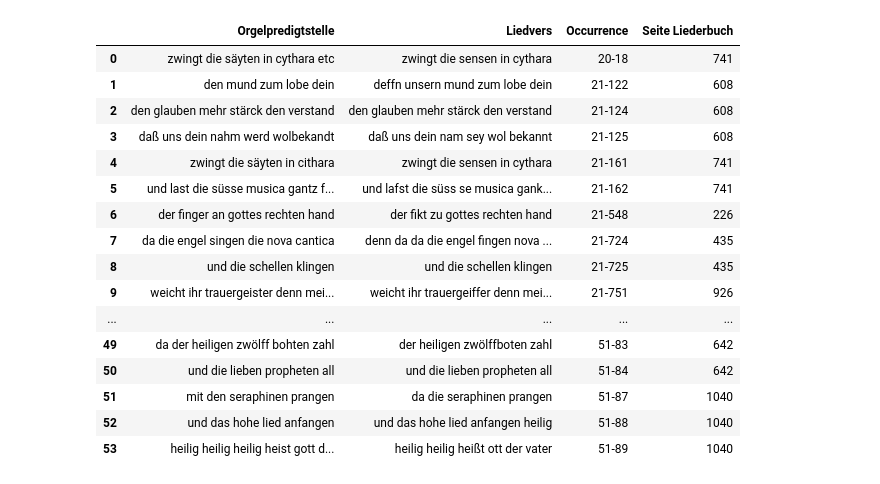
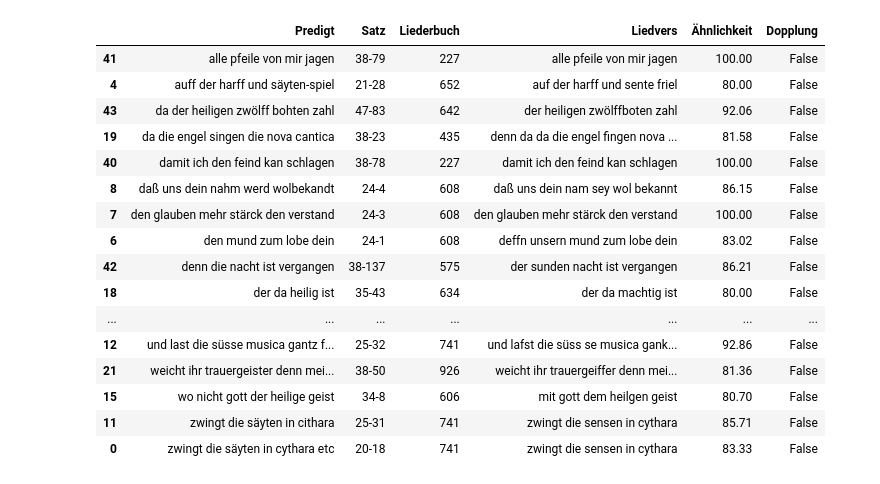
Before and after one commit to umj95/orgelpredigt_analyse, a Jupyter notebook: chunked_sermon_song_search.ipynb, the cells around one changed output. Saved outputs shown, nothing was run; the diff lists cells and outputs as text; code cells hidden in the pictures.

```diff
--- a/chunked_sermon_song_search.ipynb
+++ b/chunked_sermon_song_search.ipynb
@@ -11,3 +10,0 @@ def fuzzy_match(a, b, threshold=80):
-# %%
-with open("E000052.json", "r") as f:
-    sermon_chunked = json.load(f)
@@ -24,8 +39,9 @@ for i in known_song_quotes:
     if page != '':
         page = str(int(page) + 42)          # add 42 to offset prefatory matter in scans
         add_page = str(int(page) + 1)
+        add_page_2 = str(int(page) + 2)
         relevant_pages.append([i, page])
-        relevant_pages.append([i, add_page])
+        relevant_pages.append([i, add_page, add_page_2])
 print(relevant_pages)
 page_nrs = []
 for p in relevant_pages:
@@ -35,6 +51,7 @@ for p in relevant_pages:
 # %%
 relevant_page_texts = []
-for n in page_nrs:
+#for n in page_nrs:
+for n in range(41, 1291):
     with open(f"source_texts/praxis_pietatis_verses/{n}.json") as f:
         page = json.load(f)
     page_info = {}
@@ -63,32 +60,39 @@ relevant_page_texts
 # %%
 hits = []
 
-for i in range(len(sermon_chunked)):                # for each paragraph
-    for j in range(len(sermon_chunked[i])):         # for each sentence
-        query = " ".join(sermon_chunked[i][j]["words"])
-        query = re.sub(r'[/.,;:?!]', '', query)
-        for page in relevant_page_texts:
-            for pagenr, verses in page.items():
-                for verse in verses:
-                    if fuzzy_match(query, verse, 80):
-                        hits.append([query, verse, str(i) +  "-" + str(j), pagenr])
+for i in range(len(sermon.chunked)):                # for each paragraph
+    for j in range(len(sermon.chunked[i])):         # for each sentence
+        if " bibel" in sermon.chunked[i][j]["types"]:
+            continue
+        else:
+            query = " ".join(sermon.chunked[i][j]["words"])
+            query = re.sub(r'[/.,;:?!]', '', query)
+            for page in relevant_page_texts:
+                for pagenr, verses in page.items():
+                    for verse in verses:
+                        sim_score = fuzz.ratio(query, verse)
+                        if sim_score >= 80:
+                            hits.append([query, str(i) +  "-" + str(j), pagenr, verse, f"{sim_score:.2f}"])
 # %%
-pd.DataFrame(hits, columns=["Orgelpredigtstelle", "Liedvers", "Occurrence", "Seite Liederbuch"])
+guessed_hits = pd.DataFrame(hits, columns=["Predigt", "Satz", "Liederbuch", "Liedvers", "Ähnlichkeit"])
+guessed_hits['Dopplung'] = guessed_hits.groupby('Satz')['Satz'].transform(lambda x: x.duplicated())
+
+guessed_hits.sort_values(by=["Predigt"])
 # %% [output]
-|  | Orgelpredigtstelle | Liedvers | Occurrence | Seite Liederbuch |
-| 0 | zwingt die säyten in cythara etc | zwingt die sensen in cythara | 20-18 | 741 |
-| 1 | den mund zum lobe dein | deffn unsern mund zum lobe dein | 21-122 | 608 |
-| 2 | den glauben mehr stärck den verstand | den glauben mehr stärck den verstand | 21-124 | 608 |
-| 3 | daß uns dein nahm werd wolbekandt | daß uns dein nam sey wol bekannt | 21-125 | 608 |
-| 4 | zwingt die säyten in cithara | zwingt die sensen in cythara | 21-161 | 741 |
-| 5 | und last die süsse musica gantz f... | und lafst die süss se musica gank... | 21-162 | 741 |
-| 6 | der finger an gottes rechten hand | der fikt zu gottes rechten hand | 21-548 | 226 |
-| 7 | da die engel singen die nova cantica | denn da da die engel fingen nova ... | 21-724 | 435 |
-| 8 | und die schellen klingen | und die schellen klingen | 21-725 | 435 |
-| 9 | weicht ihr trauergeister denn mei... | weicht ihr trauergeiffer denn mei... | 21-751 | 926 |
-| ... | ... | ... | ... | ... |
-| 49 | da der heiligen zwölff bohten zahl | der heiligen zwölffboten zahl | 51-83 | 642 |
-| 50 | und die lieben propheten all | und die lieben propheten all | 51-84 | 642 |
-| 51 | mit den seraphinen prangen | da die seraphinen prangen | 51-87 | 1040 |
-| 52 | und das hohe lied anfangen | und das hohe lied anfangen heilig | 51-88 | 1040 |
-| 53 | heilig heilig heilig heist gott d... | heilig heilig heißt ott der vater | 51-89 | 1040 |
+|  | Predigt | Satz | Liederbuch | Liedvers | Ähnlichkeit | Dopplung |
+| 41 | alle pfeile von mir jagen | 38-79 | 227 | alle pfeile von mir jagen | 100.00 | False |
+| 4 | auff der harff und säyten-spiel | 21-28 | 652 | auf der harff und sente friel | 80.00 | False |
+| 43 | da der heiligen zwölff bohten zahl | 47-83 | 642 | der heiligen zwölffboten zahl | 92.06 | False |
+| 19 | da die engel singen die nova cantica | 38-23 | 435 | denn da da die engel fingen nova ... | 81.58 | False |
+| 40 | damit ich den feind kan schlagen | 38-78 | 227 | damit ich den feind kan schlagen | 100.00 | False |
+| 8 | daß uns dein nahm werd wolbekandt | 24-4 | 608 | daß uns dein nam sey wol bekannt | 86.15 | False |
+| 7 | den glauben mehr stärck den verstand | 24-3 | 608 | den glauben mehr stärck den verstand | 100.00 | False |
+| 6 | den mund zum lobe dein | 24-1 | 608 | deffn unsern mund zum lobe dein | 83.02 | False |
+| 42 | denn die nacht ist vergangen | 38-137 | 575 | der sunden nacht ist vergangen | 86.21 | False |
+| 18 | der da heilig ist | 35-43 | 634 | der da machtig ist | 80.00 | False |
+| ... | ... | ... | ... | ... | ... | ... |
+| 12 | und last die süsse musica gantz f... | 25-32 | 741 | und lafst die süss se musica gank... | 92.86 | False |
+| 21 | weicht ihr trauergeister denn mei... | 38-50 | 926 | weicht ihr trauergeiffer denn mei... | 81.36 | False |
+| 15 | wo nicht gott der heilige geist | 34-8 | 606 | mit gott dem heilgen geist | 80.70 | False |
+| 11 | zwingt die säyten in cithara | 25-31 | 741 | zwingt die sensen in cythara | 85.71 | False |
+| 0 | zwingt die säyten in cythara etc | 20-18 | 741 | zwingt die sensen in cythara | 83.33 | False |
```
Also changed, not shown: parts of 17 cells of this notebook.
